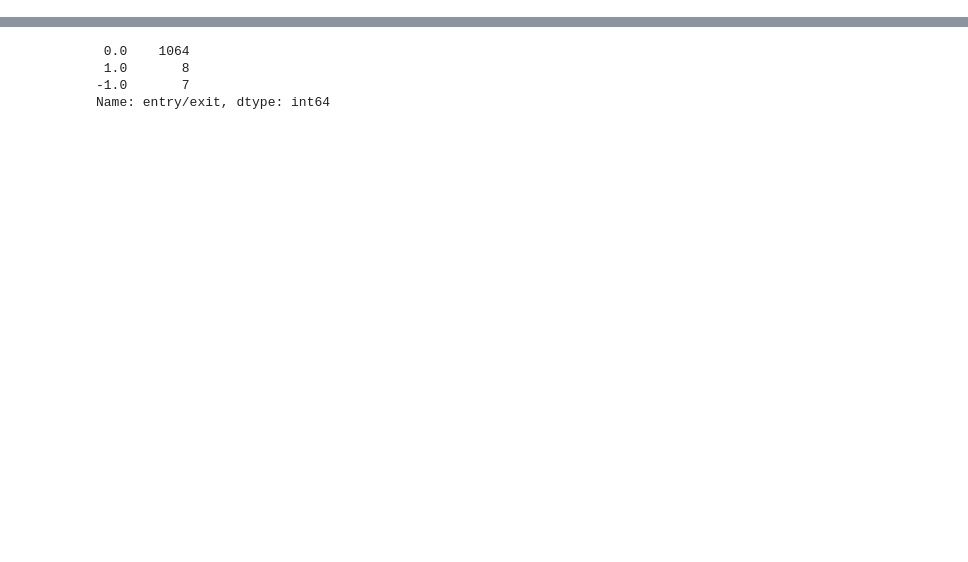
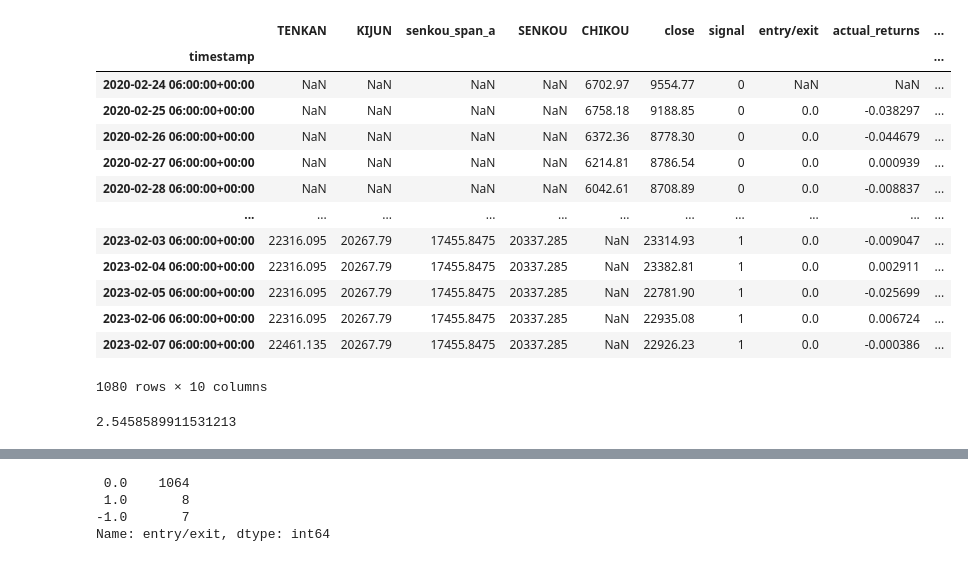
Before and after one commit to marcleipold/Project-2---Algo-Trading-ML-Bot, a Jupyter notebook: jerami/jerami.ipynb, the cells around one changed output, grey strips where cells are left out. Drawn from its saved outputs; the diff is of its cells as text; code cells hidden in the pictures; blank space fills up the shorter version.

```diff
--- a/jerami/jerami.ipynb
+++ b/jerami/jerami.ipynb
@@ -183 +183,26 @@ ichimoku_signal_df
 1080 rows × 8 columns
+# %%
+ichimoku_signal_df['actual_returns'] = ichimoku_signal_df['close'].pct_change()
+ichimoku_signal_df["strategy_returns"] = ichimoku_signal_df["actual_returns"] * ichimoku_signal_df["signal"].shift()
+# %%
+ichimoku_signal_df
+# %% [output]
+|  | TENKAN | KIJUN | senkou_span_a | SENKOU | CHIKOU | close | signal | entry/exit | actual_returns | ... |
+| timestamp |  |  |  |  |  |  |  |  |  | ... |
+| 2020-02-24 06:00:00+00:00 | NaN | NaN | NaN | NaN | 6702.97 | 9554.77 | 0 | NaN | NaN | ... |
+| 2020-02-25 06:00:00+00:00 | NaN | NaN | NaN | NaN | 6758.18 | 9188.85 | 0 | 0.0 | -0.038297 | ... |
+| 2020-02-26 06:00:00+00:00 | NaN | NaN | NaN | NaN | 6372.36 | 8778.30 | 0 | 0.0 | -0.044679 | ... |
+| 2020-02-27 06:00:00+00:00 | NaN | NaN | NaN | NaN | 6214.81 | 8786.54 | 0 | 0.0 | 0.000939 | ... |
+| 2020-02-28 06:00:00+00:00 | NaN | NaN | NaN | NaN | 6042.61 | 8708.89 | 0 | 0.0 | -0.008837 | ... |
+| ... | ... | ... | ... | ... | ... | ... | ... | ... | ... | ... |
+| 2023-02-03 06:00:00+00:00 | 22316.095 | 20267.79 | 17455.8475 | 20337.285 | NaN | 23314.93 | 1 | 0.0 | -0.009047 | ... |
+| 2023-02-04 06:00:00+00:00 | 22316.095 | 20267.79 | 17455.8475 | 20337.285 | NaN | 23382.81 | 1 | 0.0 | 0.002911 | ... |
+| 2023-02-05 06:00:00+00:00 | 22316.095 | 20267.79 | 17455.8475 | 20337.285 | NaN | 22781.90 | 1 | 0.0 | -0.025699 | ... |
+| 2023-02-06 06:00:00+00:00 | 22316.095 | 20267.79 | 17455.8475 | 20337.285 | NaN | 22935.08 | 1 | 0.0 | 0.006724 | ... |
+| 2023-02-07 06:00:00+00:00 | 22461.135 | 20267.79 | 17455.8475 | 20337.285 | NaN | 22926.23 | 1 | 0.0 | -0.000386 | ... |
+1080 rows × 10 columns
+# %%
+actual_returns = ichimoku_signal_df['actual_returns'].cumsum()
+actual_returns.max()
+# %% [output]
+2.5458589911531213
```
Also changed, not shown: parts of 9 cells of this notebook.
